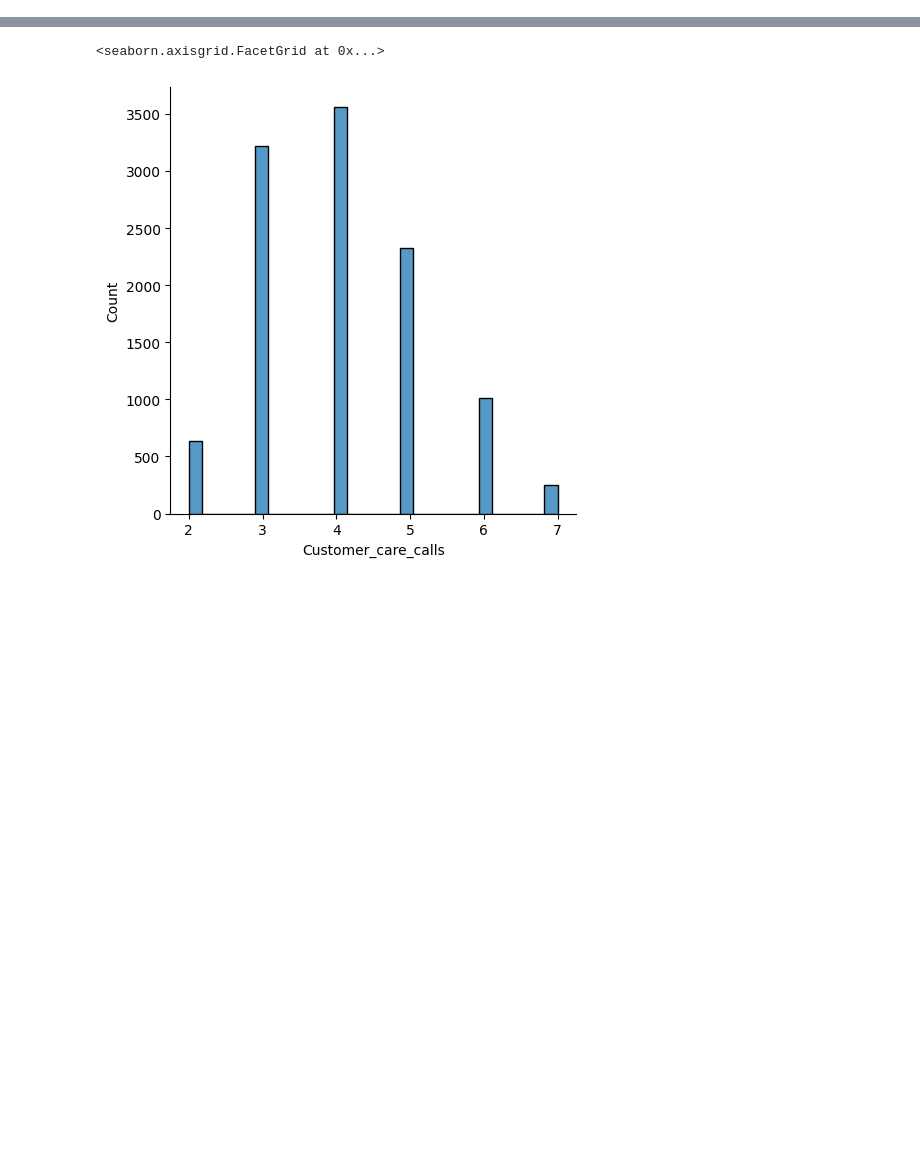
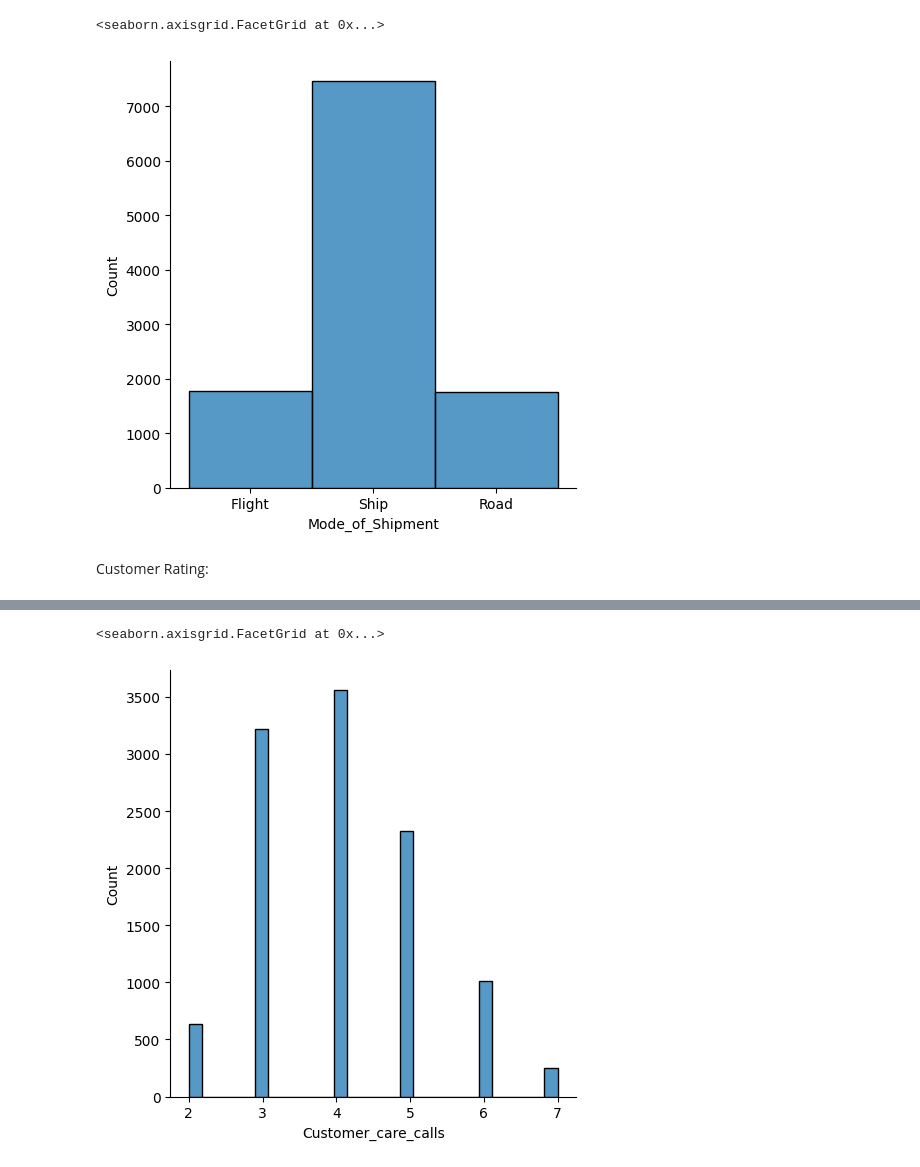
Before and after one commit to jonathan-baumann/PDA, a Jupyter notebook: use_case_group4_ecommerce.ipynb, the cells around one changed output, grey strips where cells are left out. Saved outputs shown, nothing was run; the diff lists cells and outputs as text; code cells hidden in the pictures; blank space fills up the shorter version.

```diff
--- a/use_case_group4_ecommerce.ipynb
+++ b/use_case_group4_ecommerce.ipynb
@@ -25,3 +65,12 @@ Data Exploration zu Customer Rating:
+# %%
+sns.displot(df_ecommerce['Mode_of_Shipment'])
+
+#Ship 7462, Flight und Road beide ~1800
+# %% [output]
+<seaborn.axisgrid.FacetGrid at 0x...>
+[figure, added]
+# %% [markdown]
+Customer Rating:
 # %%
 df_ecommerce['Customer_rating'].describe()
 
```
Also changed, not shown: parts of 38 cells of this notebook.
